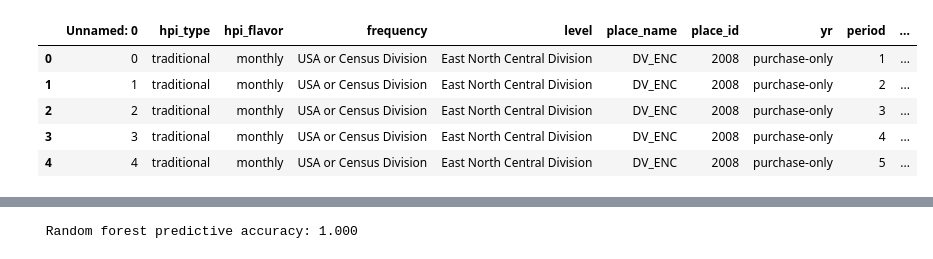
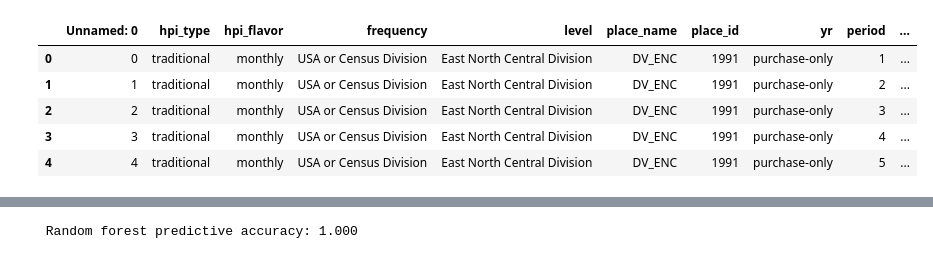
Before and after one commit to Retica/Final_Project, a Jupyter notebook: Machine Learning/RandomForest_1991.ipynb, the cells around one changed output, grey strips where cells are left out. Cells and saved outputs as stored; diff of their text form; code cells hidden in the pictures.

```diff
--- a/Machine Learning/RandomForest_1991.ipynb
+++ b/Machine Learning/RandomForest_1991.ipynb
@@ -1,23 +1,23 @@
 # %%
 # Import our dependencies
 from sklearn.model_selection import train_test_split
 from sklearn.preprocessing import StandardScaler
 from sklearn.ensemble import RandomForestClassifier
 from sklearn.metrics import accuracy_score
 from sklearn.preprocessing import OneHotEncoder
 import pandas as pd
 import tensorflow as tf
 
 # Import our input dataset
-df_2008 = pd.read_csv('../data_csv/clean_1991_df.csv')
-df_2008.head()
+df_1991 = pd.read_csv('../data_csv/clean_1991_df.csv')
+df_1991.head()
 # %% [output]
 |  | Unnamed: 0 | hpi_type | hpi_flavor | frequency | level | place_name | place_id | yr | period | ... |
-| 0 | 0 | traditional | monthly | USA or Census Division | East North Central Division | DV_ENC | 2008 | purchase-only | 1 | ... |
-| 1 | 1 | traditional | monthly | USA or Census Division | East North Central Division | DV_ENC | 2008 | purchase-only | 2 | ... |
-| 2 | 2 | traditional | monthly | USA or Census Division | East North Central Division | DV_ENC | 2008 | purchase-only | 3 | ... |
-| 3 | 3 | traditional | monthly | USA or Census Division | East North Central Division | DV_ENC | 2008 | purchase-only | 4 | ... |
-| 4 | 4 | traditional | monthly | USA or Census Division | East North Central Division | DV_ENC | 2008 | purchase-only | 5 | ... |
+| 0 | 0 | traditional | monthly | USA or Census Division | East North Central Division | DV_ENC | 1991 | purchase-only | 1 | ... |
+| 1 | 1 | traditional | monthly | USA or Census Division | East North Central Division | DV_ENC | 1991 | purchase-only | 2 | ... |
+| 2 | 2 | traditional | monthly | USA or Census Division | East North Central Division | DV_ENC | 1991 | purchase-only | 3 | ... |
+| 3 | 3 | traditional | monthly | USA or Census Division | East North Central Division | DV_ENC | 1991 | purchase-only | 4 | ... |
+| 4 | 4 | traditional | monthly | USA or Census Division | East North Central Division | DV_ENC | 1991 | purchase-only | 5 | ... |
 # %%
 # Drop the non-beneficial ID columns
 df_1991 = df_1991.drop(columns = ['Unnamed: 0'], axis= 1)
```
Also changed, not shown: parts of 6 cells of this notebook.
